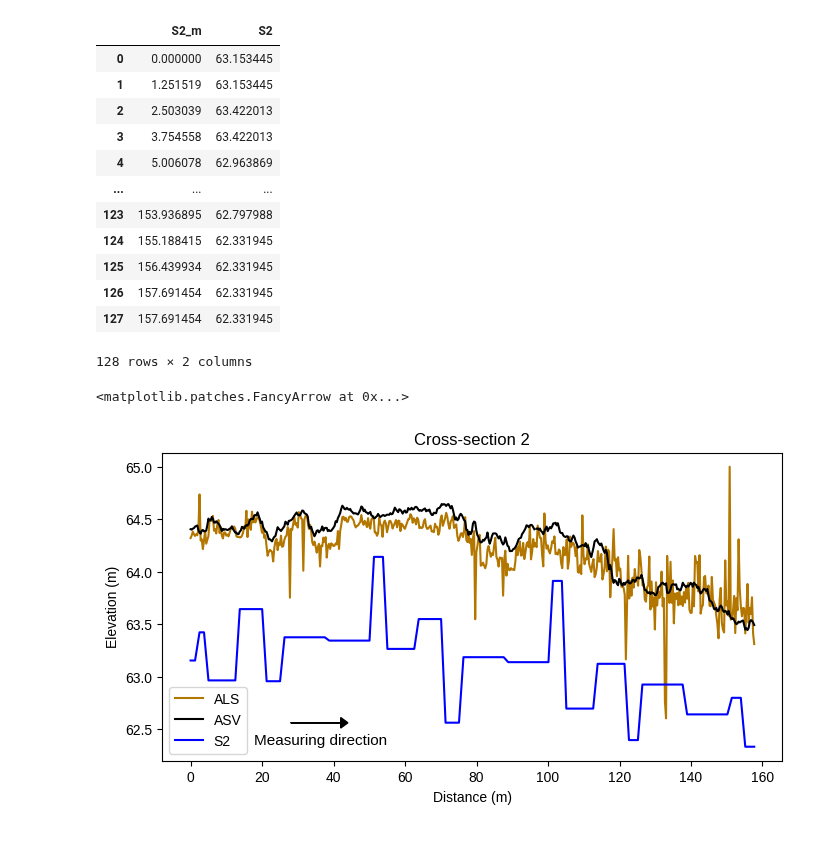
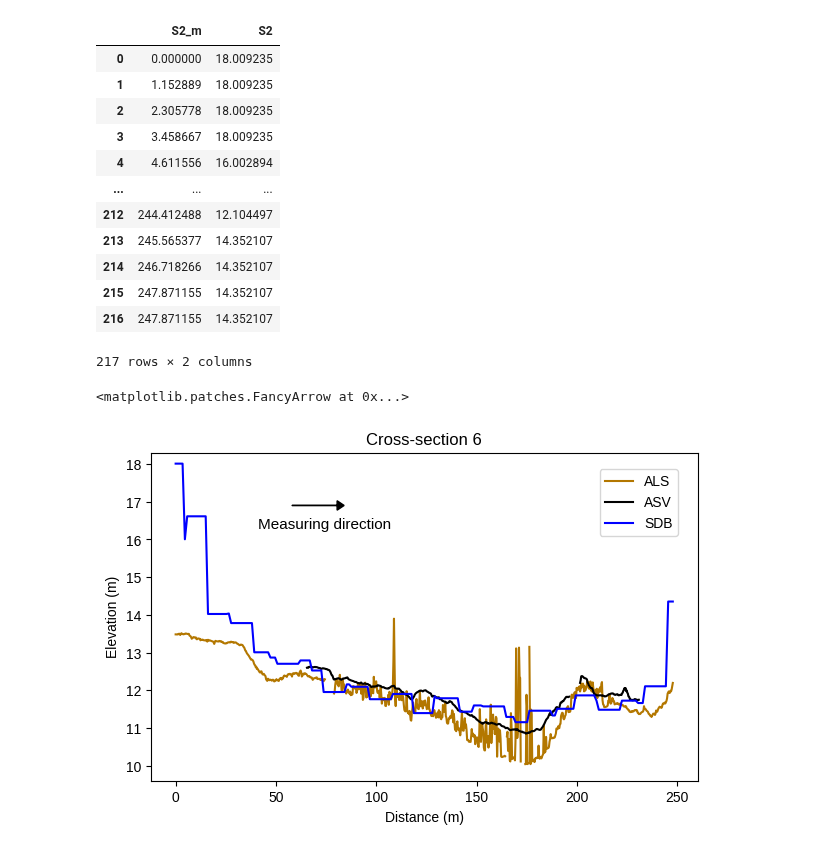
Before and after one commit to susannakukka/bathymetric-model-analysis, a Jupyter notebook: notebooks/cross-section_analysis.ipynb, the cells around one changed output. Cells and saved outputs as stored; diff of their text form; code cells hidden in the pictures.

Commit message:
Modified and cleaned cross-section analysis notebook

```diff
--- a/notebooks/cross-section_analysis.ipynb
+++ b/notebooks/cross-section_analysis.ipynb
@@ -22,8 +22,8 @@ n_cs_asv = pd.read_csv('../data/output/valle_cs_2_asv.csv', delimiter=',')
 # %%
-# import NUORGAM (n) CROSS-SECTION (cs) ALS
-n_cs_als = pd.read_csv('../data/output/valle_cs_2_als.csv', delimiter=',')
+# import CROSS-SECTION (cs) ALS
+cs_als = pd.read_csv('../data/output/nuorgam_cs_3_als.csv', delimiter=',')
 # %%
-# import NUORGAM (n) CROSS-SECTION (cs) S2
-n_cs_s2 = pd.read_csv('../data/output/valle_cs_2_s2.csv', delimiter=',')
+# import CROSS-SECTION (cs) S2
+cs_s2 = pd.read_csv('../data/output/nuorgam_cs_3_s2.csv', delimiter=',')
 # %%
 # check
@@ -62,39 +62,45 @@ n_cs_als
 # %%
 # check
-n_cs_s2
+cs_s2
 # %% [output]
 |  | S2_m | S2 |
-| 0 | 0.000000 | 63.153445 |
-| 1 | 1.251519 | 63.153445 |
-| 2 | 2.503039 | 63.422013 |
-| 3 | 3.754558 | 63.422013 |
-| 4 | 5.006078 | 62.963869 |
+| 0 | 0.000000 | 18.009235 |
+| 1 | 1.152889 | 18.009235 |
+| 2 | 2.305778 | 18.009235 |
+| 3 | 3.458667 | 18.009235 |
+| 4 | 4.611556 | 16.002894 |
 | ... | ... | ... |
-| 123 | 153.936895 | 62.797988 |
-| 124 | 155.188415 | 62.331945 |
-| 125 | 156.439934 | 62.331945 |
-| 126 | 157.691454 | 62.331945 |
-| 127 | 157.691454 | 62.331945 |
+| 212 | 244.412488 | 12.104497 |
+| 213 | 245.565377 | 14.352107 |
+| 214 | 246.718266 | 14.352107 |
+| 215 | 247.871155 | 14.352107 |
+| 216 | 247.871155 | 14.352107 |
-128 rows × 2 columns
+217 rows × 2 columns
+# %%
+cs_s2 = cs_s2.rename(columns={"S2": "SDB"})
 # %%
-n_cs_asv = n_cs_asv.replace('None', np.nan)
-n_cs_als = n_cs_als.replace('None', np.nan)
-n_cs_s2 = n_cs_s2.replace('None', np.nan)
+cs_asv = cs_asv.replace('None', np.nan)
+cs_als = cs_als.replace('None', np.nan)
+cs_s2 = cs_s2.replace('None', np.nan)
 # %%
-fig, ax = plotting.init_plot()
-ax.set_title('Cross-section 2')
+fig, ax = plotting.init_plot(figsize=(6,4))
+ax.set_title('Cross-section 6')
 
-n_cs_als.plot(x='ALS_m', color = '#B37700', linestyle="solid", ax=ax)
-n_cs_asv.plot(x='ASV_m', color='black',  linestyle="solid", ax=ax)
-n_cs_s2.plot(x='S2_m', color = '#0000FF', linestyle="solid", ax=ax)
+cs_als.plot(x='ALS_m', color = '#B37700', linestyle="solid", ax=ax)
+cs_asv.plot(x='ASV_m', color='black',  linestyle="solid", ax=ax)
+cs_s2.plot(x='S2_m', color = '#0000FF', linestyle="solid", ax=ax)
 ax.set_xlabel("Distance (m)")
 ax.set_ylabel("Elevation (m)")
-fig.text(0.24, 0.15, 'Measuring direction', fontsize=11)
-ax.arrow(28, 62.56, 16, 0,
-         length_includes_head=True, head_width=0.1, head_length=2,
+#ax.axis('equal')
+ax.set_ylim(9.6,18.3)
+leg = ax.get_legend()
+leg.set_bbox_to_anchor((0.977, 0.971))
+fig.text(0.26, 0.75, 'Measuring direction', fontsize=11)
+ax.arrow(58, 16.9, 26, 0,
+         length_includes_head=True, head_width=0.25, head_length=3.5,
          color='black'
         )
 # %% [output]
 <matplotlib.patches.FancyArrow at 0x...>
-[figure, old version]
+[figure, new version]
 # %%
```
Also changed, not shown: parts of 5 cells of this notebook, 10 other files.
